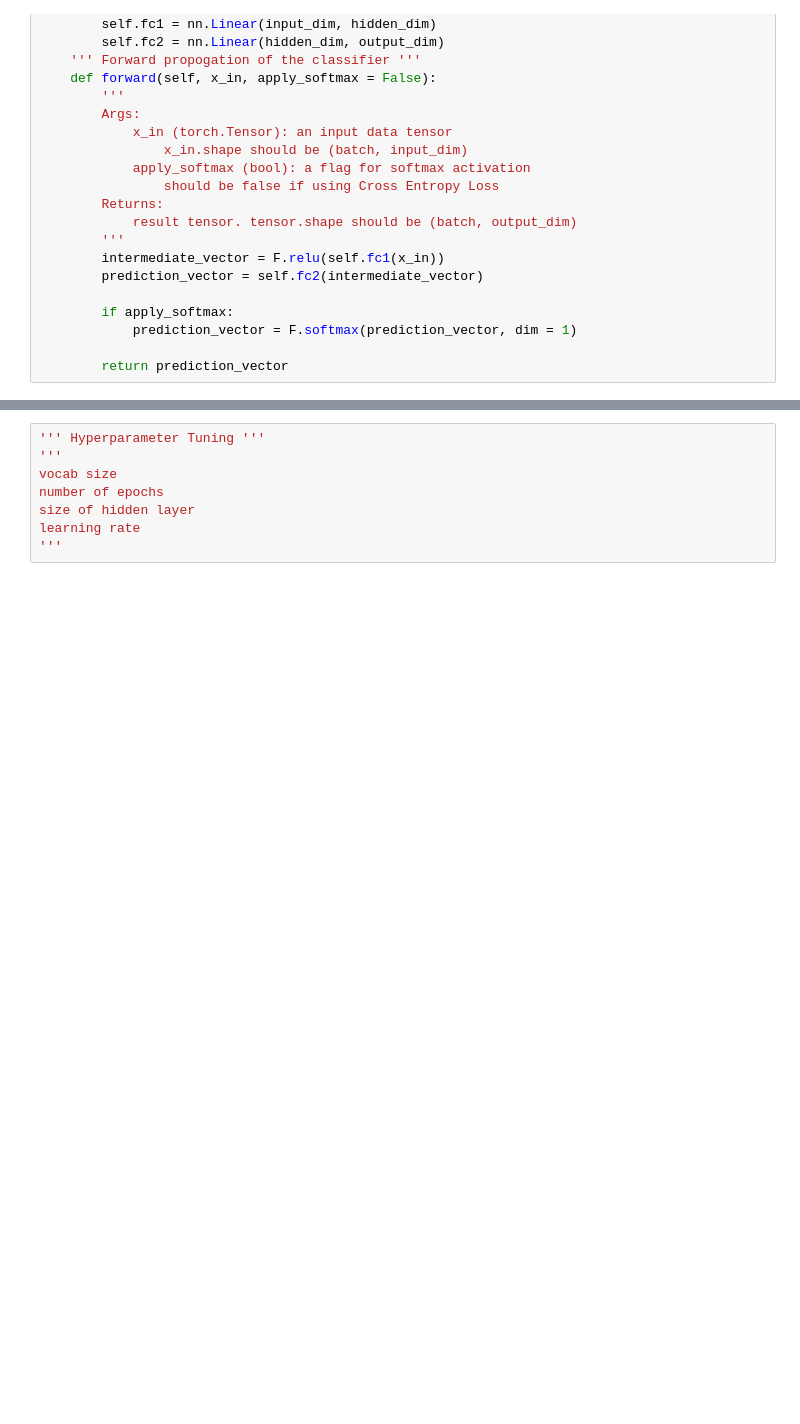
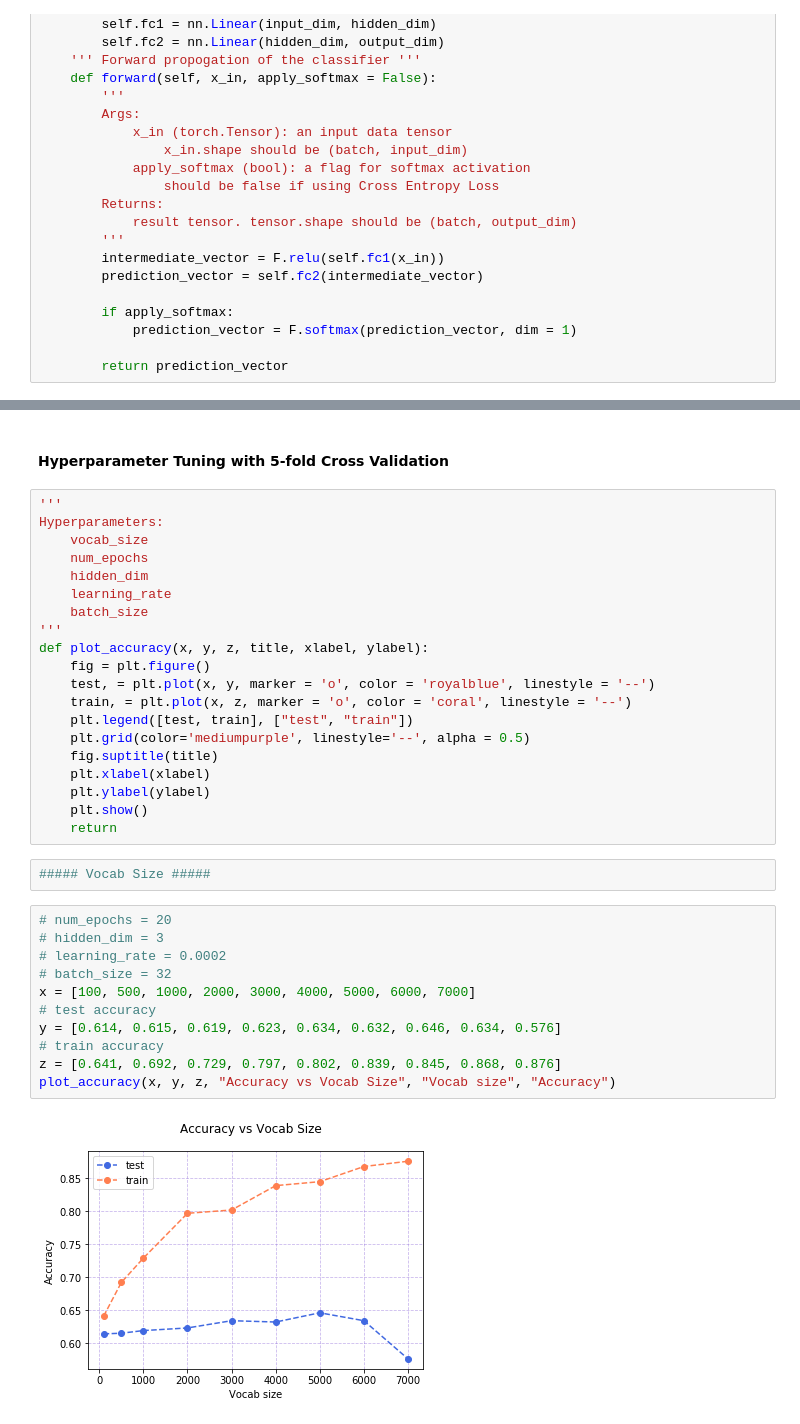
Before and after one commit to karenacorn99/Irony-Detection-in-English-Tweets, a Jupyter notebook: irony detection/IronyDetectionNN.ipynb, the cells around one changed output, grey strips where cells are left out. Saved outputs shown, nothing was run; the diff lists cells and outputs as text; blank space fills up the shorter version.

```diff
--- a/irony detection/IronyDetectionNN.ipynb
+++ b/irony detection/IronyDetectionNN.ipynb
@@ -377,8 +384,37 @@ print(running_acc)
-# %%
-''' Hyperparameter Tuning '''
-'''
-vocab size
-number of epochs
-size of hidden layer
-learning rate
-'''
+# %% [markdown]
+#### Hyperparameter Tuning with 5-fold Cross Validation ####
+# %%
+'''
+Hyperparameters:
+    vocab_size
+    num_epochs
+    hidden_dim
+    learning_rate
+    batch_size
+'''
+def plot_accuracy(x, y, z, title, xlabel, ylabel):
+    fig = plt.figure()
+    test, = plt.plot(x, y, marker = 'o', color = 'royalblue', linestyle = '--')
+    train, = plt.plot(x, z, marker = 'o', color = 'coral', linestyle = '--')
+    plt.legend([test, train], ["test", "train"])
+    plt.grid(color='mediumpurple', linestyle='--', alpha = 0.5)
+    fig.suptitle(title)
+    plt.xlabel(xlabel)
+    plt.ylabel(ylabel)
+    plt.show()
+    return
+# %%
+##### Vocab Size #####
+# %%
+# num_epochs = 20
+# hidden_dim = 3
+# learning_rate = 0.0002
+# batch_size = 32
+x = [100, 500, 1000, 2000, 3000, 4000, 5000, 6000, 7000]
+# test accuracy
+y = [0.614, 0.615, 0.619, 0.623, 0.634, 0.632, 0.646, 0.634, 0.576]
+# train accuracy
+z = [0.641, 0.692, 0.729, 0.797, 0.802, 0.839, 0.845, 0.868, 0.876]
+plot_accuracy(x, y, z, "Accuracy vs Vocab Size", "Vocab size", "Accuracy")
+# %% [output]
+[figure, added]
```
Also changed, not shown: parts of 19 cells of this notebook.
